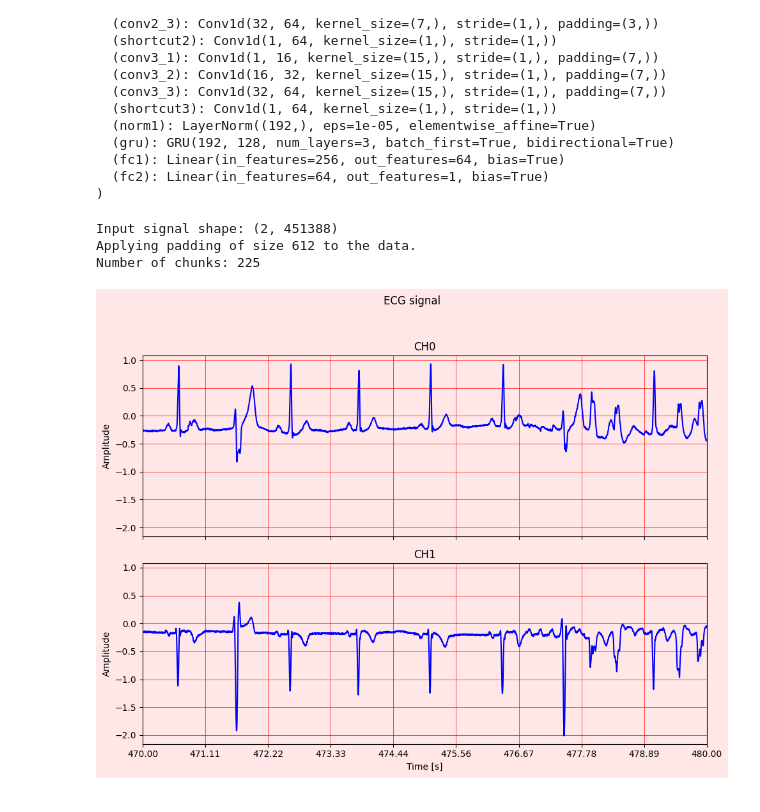
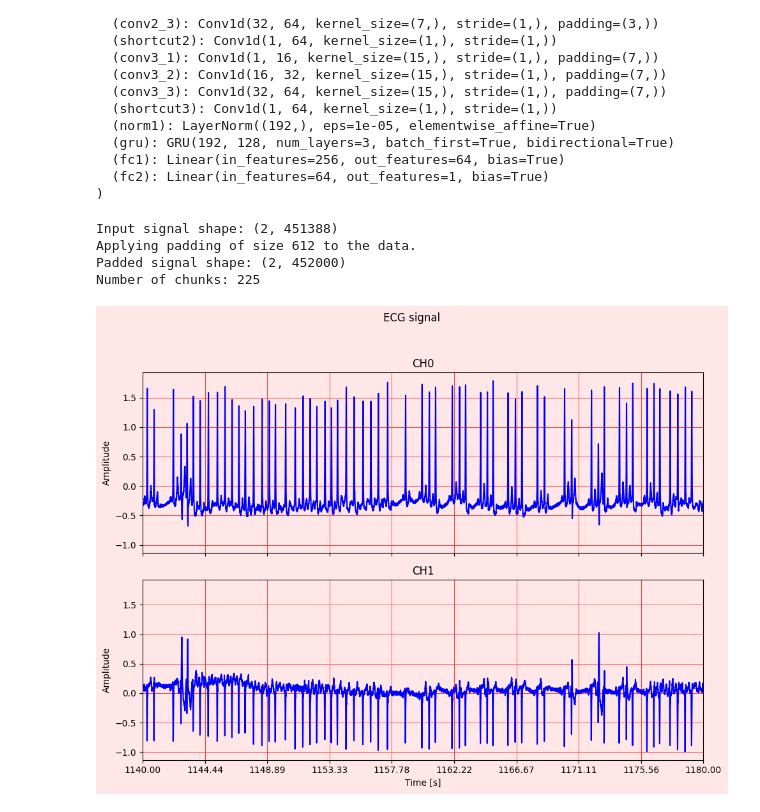
Before and after one commit to Michal-Szmuksta-AGH/ECG-ML-Challenge, a Jupyter notebook: notebooks/model_eval.ipynb, the cells around one changed output. Saved outputs shown, nothing was run; the diff lists cells and outputs as text; code cells hidden in the pictures.

```diff
--- a/notebooks/model_eval.ipynb
+++ b/notebooks/model_eval.ipynb
@@ -12,9 +12,9 @@ from src.visualization import plot_ecg
 
 import numpy as np
 # %%
-signal = '201'
-t_start = 470
-t_end = 480
+signal = '202'
+t_start = 1140
+t_end = 1180
 
 record = wfdb.rdrecord(os.path.join(config.RAW_DATA_DIR, 'mitdb', signal))
 annotation = wfdb.rdann(os.path.join(config.RAW_DATA_DIR, 'mitdb', signal), 'atr')
@@ -55,32 +55,34 @@ GPTMultiScaleConvGRUModel(
 # %%
 import wfdb.processing
 
 TRAINED_CHUNK_SIZE = 2000
 TRAINED_FS = 250
 
 signals = []
 for i in range(record.n_sig):
     signal, _ = wfdb.processing.resample_sig(record.p_signal.T[i, ...], record.fs, TRAINED_FS)
     signals.append(signal)
 signal = np.array(signals)
 
 ch, sig_len = signal.shape
 print(f'Input signal shape: {signal.shape}')
 
 if sig_len % TRAINED_CHUNK_SIZE != 0:
     padding = TRAINED_CHUNK_SIZE - (sig_len % TRAINED_CHUNK_SIZE)
     print(f"Applying padding of size {padding} to the data.")
     signal = np.pad(signal, ((0, 0), (0, padding)), "constant")
+    print(f'Padded signal shape: {signal.shape}')
 
 num_chunks = sig_len // TRAINED_CHUNK_SIZE
-chunks = [signal[i * TRAINED_CHUNK_SIZE : (i + 1) * TRAINED_CHUNK_SIZE] for i in range(num_chunks)]
+chunks = [signal[:, i * TRAINED_CHUNK_SIZE : (i + 1) * TRAINED_CHUNK_SIZE] for i in range(num_chunks)]
 print(f'Number of chunks: {len(chunks)}')
 
 _ = plot_ecg(signal.T, TRAINED_FS, t_start=t_start, t_end=t_end)
 # %% [output]
 Input signal shape: (2, 451388)
 Applying padding of size 612 to the data.
+Padded signal shape: (2, 452000)
 Number of chunks: 225
-[figure, old version]
+[figure, new version]
 # %%
 from sklearn.preprocessing import normalize
```
Also changed, not shown: parts of 4 cells of this notebook, 2 other files.
